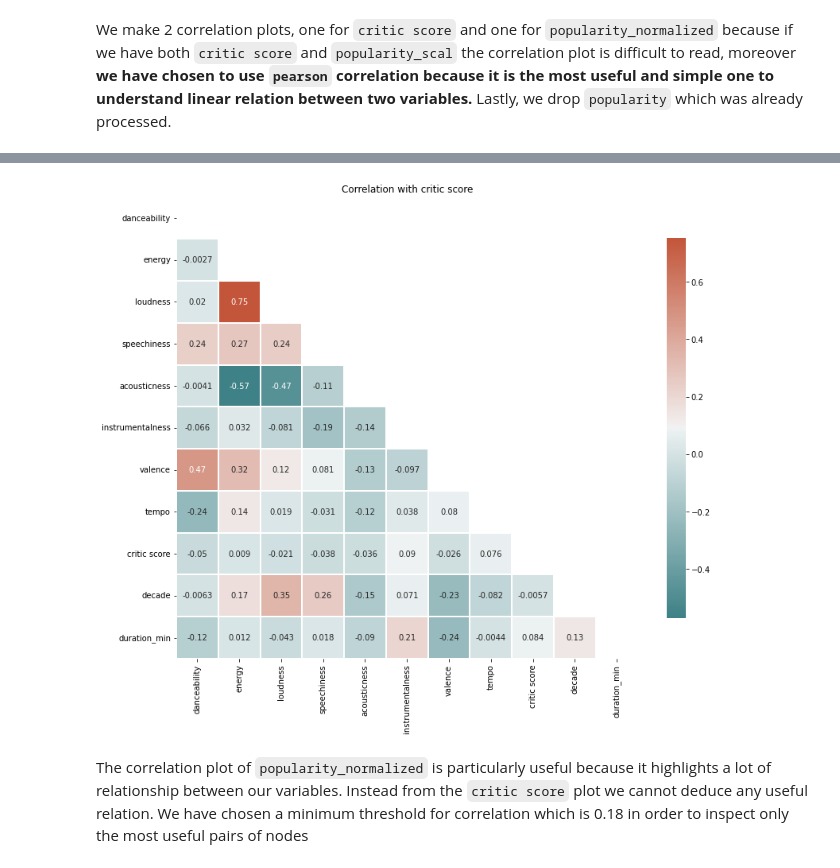
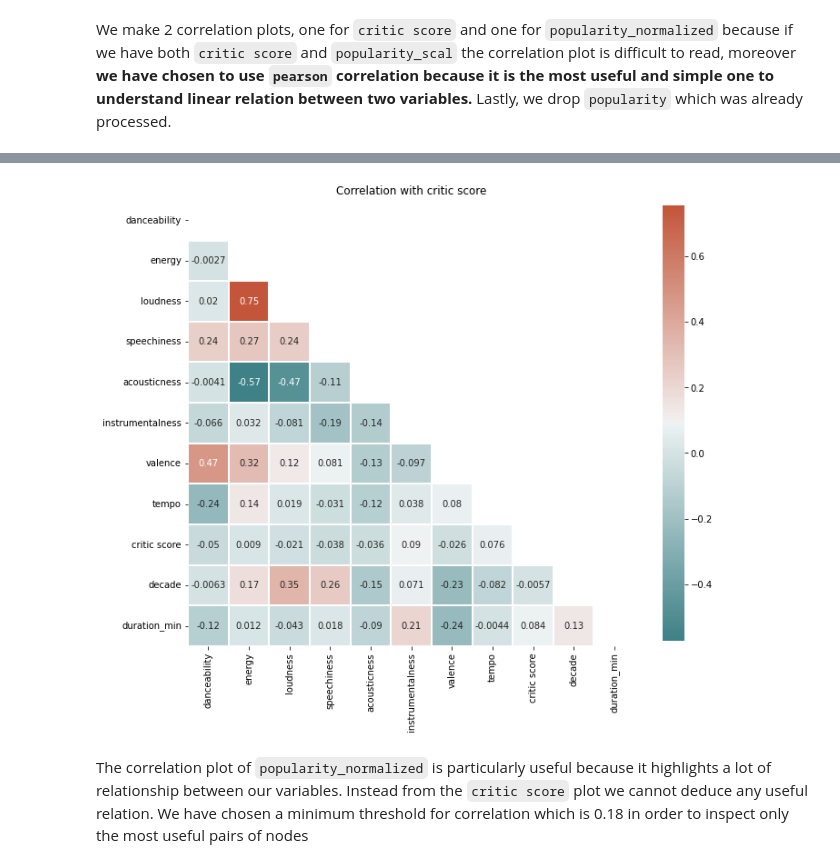
Before and after one commit to MScaramuzzi/FAIKR-3, a Jupyter notebook: df_compl.ipynb, the cells around one changed output, grey strips where cells are left out. Cells and saved outputs as stored; diff of their text form; code cells hidden in the pictures.

```diff
--- a/df_compl.ipynb
+++ b/df_compl.ipynb
@@ -208,20 +208,20 @@ sns.heatmap(corr,
 # %%
 dfc=df2.drop(["popularity_normalized"],axis=1)
 # %%
-plt.figure(figsize=(13,11))
+plt.figure(figsize=(11,11))
 corr = dfc.corr(method='pearson')
 mask = np.triu(np.ones_like(corr, dtype=bool))
 plt.title("Correlation with critic score")
 sns.set_palette("Set2")
 sns.heatmap(corr,
             mask=mask,
             annot=True,
             cmap=sns.diverging_palette(200, 20, as_cmap=True),
             square = True,
             linewidths = 1.5,
             cbar_kws = {"shrink": .8});
 # %% [output]
-[figure, old version]
+[figure, new version]
 # %% [markdown]
 The correlation plot of `popularity_normalized` is particularly useful because it highlights a lot of relationship between our variables. Instead from the `critic score` plot we cannot deduce any useful relation. We have chosen a minimum threshold for correlation which is 0.18 in order to inspect only the most useful pairs of nodes
 # %% [markdown]
```
Also changed, not shown: parts of 60 cells of this notebook.
